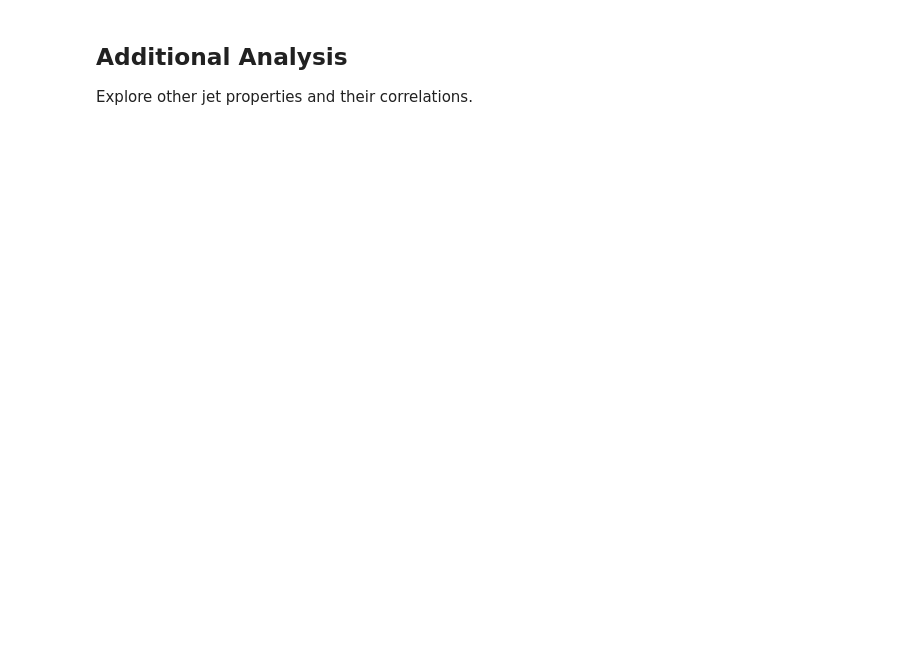
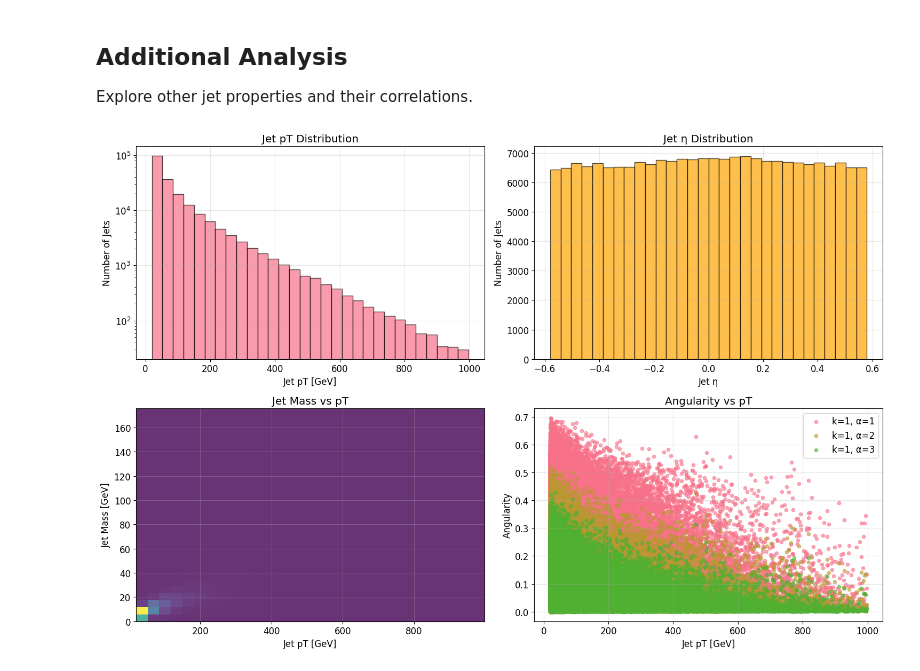
Before and after one commit to tch285/alian, a Jupyter notebook: alian/sandbox/pythia2parquet/jet_pt_analysis.ipynb, the cells around one changed output. Drawn from its saved outputs; the diff is of its cells as text; code cells hidden in the pictures; blank space fills up the shorter version.

```diff
--- a/alian/sandbox/pythia2parquet/jet_pt_analysis.ipynb
+++ b/alian/sandbox/pythia2parquet/jet_pt_analysis.ipynb
@@ -105,4 +152,46 @@ plt.show()
 ## Additional Analysis
 
 Explore other jet properties and their correlations.
+# %%
+# Return to original 4-panel layout
+fig, ((ax1, ax2), (ax3, ax4)) = plt.subplots(2, 2, figsize=(15, 10))
+
+# Recreate the first three plots
+ax1.hist(df_jets['pt'], bins=30, alpha=0.7, edgecolor='black')
+ax1.set_xlabel('Jet pT [GeV]')
+ax1.set_ylabel('Number of Jets')
+ax1.set_title('Jet pT Distribution')
+ax1.grid(True, alpha=0.3)
+ax1.set_yscale('log')
+
+ax2.hist(df_jets['eta'], bins=30, alpha=0.7, edgecolor='black', color='orange')
+ax2.set_xlabel('Jet η')
+ax2.set_ylabel('Number of Jets')
+ax2.set_title('Jet η Distribution')
+ax2.grid(True, alpha=0.3)
+
+# Use grid density plot for the scatter plot
+hist2d_final, xedges_final, yedges_final = np.histogram2d(df_jets['pt'], df_jets['m'], bins=30)
+extent_final = [xedges_final[0], xedges_final[-1], yedges_final[0], yedges_final[-1]]
+im_final = ax3.imshow(hist2d_final.T, origin='lower', aspect='auto', extent=extent_final, cmap='viridis', alpha=0.8)
+ax3.set_xlabel('Jet pT [GeV]')
+ax3.set_ylabel('Jet Mass [GeV]')
+ax3.set_title('Jet Mass vs pT')
+ax3.grid(True, alpha=0.3)
+# plt.colorbar(im_final, ax=ax3, label='Count')
+
+# Combined angularity overview in the 4th panel
+ax4.scatter(df_jets['pt'], df_jets['angk1a1'], alpha=0.6, s=20, label='k=1, α=1')
+ax4.scatter(df_jets['pt'], df_jets['angk1a2'], alpha=0.6, s=20, label='k=1, α=2')
+ax4.scatter(df_jets['pt'], df_jets['angk1a3'], alpha=0.6, s=20, label='k=1, α=3')
+ax4.set_xlabel('Jet pT [GeV]')
+ax4.set_ylabel('Angularity')
+ax4.set_title('Angularity vs pT')
+ax4.legend()
+ax4.grid(True, alpha=0.3)
+
+plt.tight_layout()
+plt.show()
+# %% [output]
+[figure, added]
 # %%
```
Also changed, not shown: parts of 12 cells of this notebook, 2 other files.
